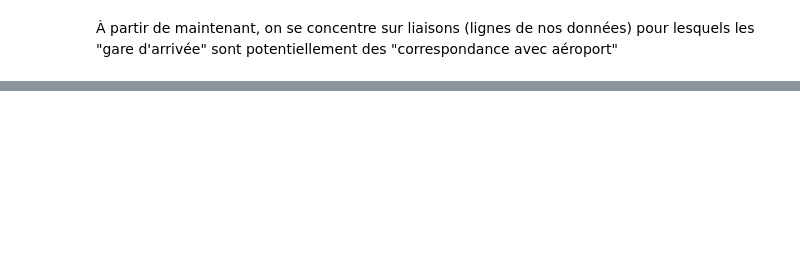
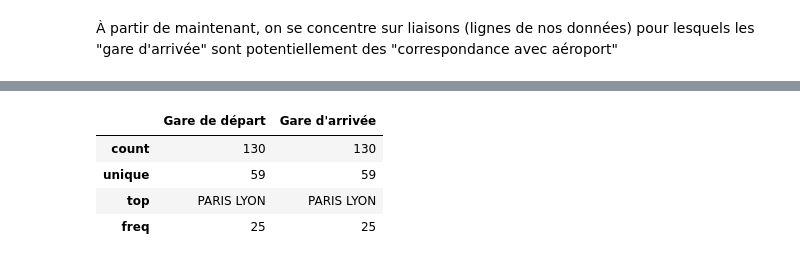
Before and after one commit to Luca-Hachani/SNCF-Project, a Jupyter notebook: poc/EDA_luca.ipynb, the cells around one changed output, grey strips where cells are left out. Saved outputs shown, nothing was run; the diff lists cells and outputs as text; code cells hidden in the pictures; blank space fills up the shorter version.

```diff
--- a/poc/EDA_luca.ipynb
+++ b/poc/EDA_luca.ipynb
@@ -545,0 +600,8 @@ df_airport_seasonality.describe(include='all')
+# %%
+unique_links.describe(include='all')
+# %% [output]
+|  | Gare de départ | Gare d'arrivée |
+| count | 130 | 130 |
+| unique | 59 | 59 |
+| top | PARIS LYON | PARIS LYON |
+| freq | 25 | 25 |
```
Also changed, not shown: parts of 11 cells of this notebook, 6 other files.
